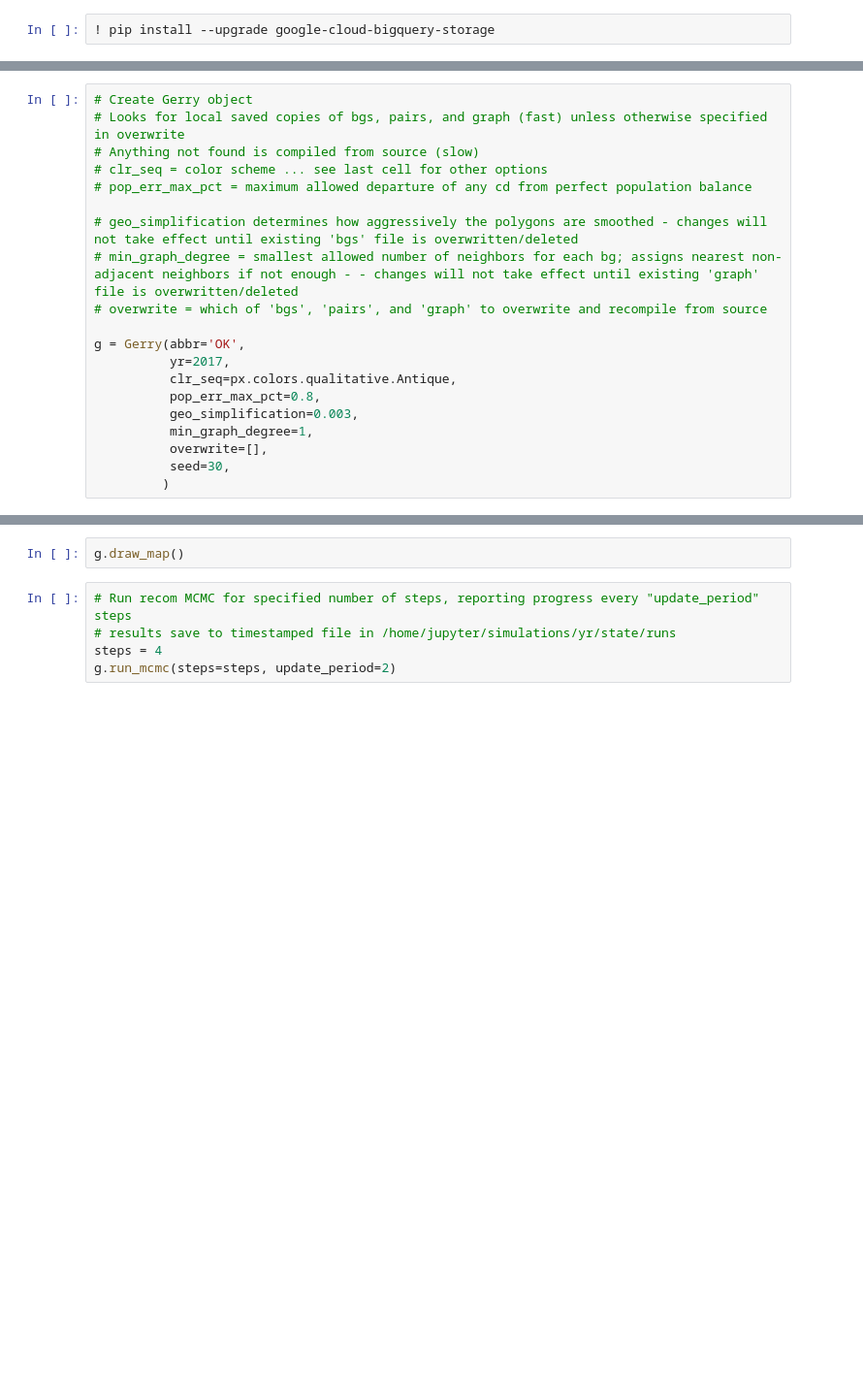
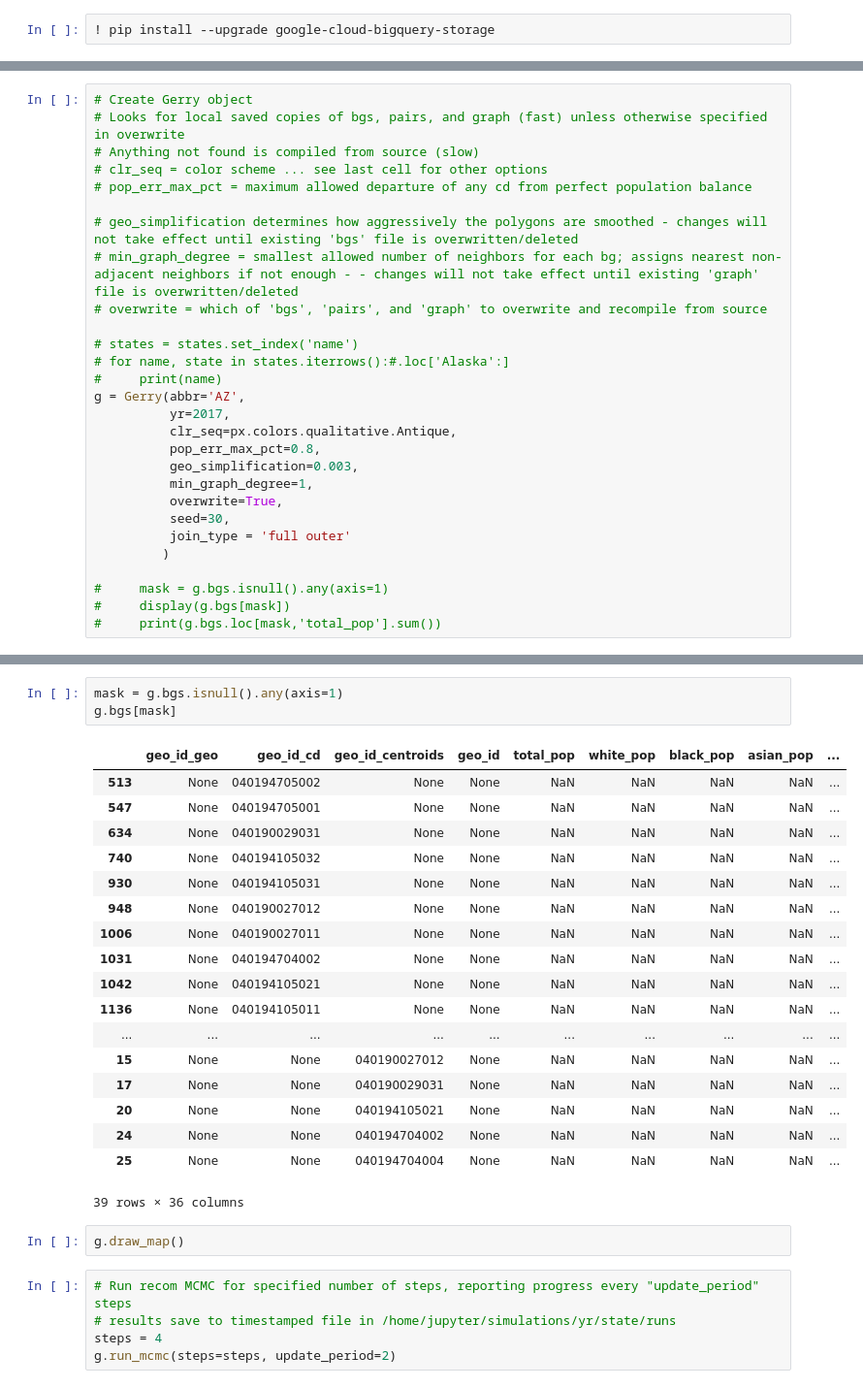
Before and after one commit to Tarleton-Math/MathVGerrmandering_CMAT_2021, a Jupyter notebook: Gerrymandering_v5.ipynb, the cells around one changed output, grey strips where cells are left out. Shown at 97% size. Drawn from its saved outputs; the diff is of its cells as text; blank space fills up the shorter version.

```diff
--- a/Gerrymandering_v5.ipynb
+++ b/Gerrymandering_v5.ipynb
@@ -475,12 +488,20 @@ class Gerry:
 # min_graph_degree = smallest allowed number of neighbors for each bg; assigns nearest non-adjacent neighbors if not enough - - changes will not take effect until existing 'graph' file is overwritten/deleted
 # overwrite = which of 'bgs', 'pairs', and 'graph' to overwrite and recompile from source
 
-g = Gerry(abbr='OK',
+# states = states.set_index('name')
+# for name, state in states.iterrows():#.loc['Alaska':]
+#     print(name)
+g = Gerry(abbr='AZ',
           yr=2017,
           clr_seq=px.colors.qualitative.Antique,
           pop_err_max_pct=0.8,
           geo_simplification=0.003,
           min_graph_degree=1,
-          overwrite=[],
+          overwrite=True,
           seed=30,
+          join_type = 'full outer'
          )
+
+#     mask = g.bgs.isnull().any(axis=1)
+#     display(g.bgs[mask])
+#     print(g.bgs.loc[mask,'total_pop'].sum())
@@ -487,3 +513,25 @@ g = Gerry(abbr='OK',
+# %%
+mask = g.bgs.isnull().any(axis=1)
+g.bgs[mask]
+# %% [output]
+|  | geo_id_geo | geo_id_cd | geo_id_centroids | geo_id | total_pop | white_pop | black_pop | asian_pop | ... |
+| 513 | None | 040194705002 | None | None | NaN | NaN | NaN | NaN | ... |
+| 547 | None | 040194705001 | None | None | NaN | NaN | NaN | NaN | ... |
+| 634 | None | 040190029031 | None | None | NaN | NaN | NaN | NaN | ... |
+| 740 | None | 040194105032 | None | None | NaN | NaN | NaN | NaN | ... |
+| 930 | None | 040194105031 | None | None | NaN | NaN | NaN | NaN | ... |
+| 948 | None | 040190027012 | None | None | NaN | NaN | NaN | NaN | ... |
+| 1006 | None | 040190027011 | None | None | NaN | NaN | NaN | NaN | ... |
+| 1031 | None | 040194704002 | None | None | NaN | NaN | NaN | NaN | ... |
+| 1042 | None | 040194105021 | None | None | NaN | NaN | NaN | NaN | ... |
+| 1136 | None | 040194105011 | None | None | NaN | NaN | NaN | NaN | ... |
+| ... | ... | ... | ... | ... | ... | ... | ... | ... | ... |
+| 15 | None | None | 040190027012 | None | NaN | NaN | NaN | NaN | ... |
+| 17 | None | None | 040190029031 | None | NaN | NaN | NaN | NaN | ... |
+| 20 | None | None | 040194105021 | None | NaN | NaN | NaN | NaN | ... |
+| 24 | None | None | 040194704002 | None | NaN | NaN | NaN | NaN | ... |
+| 25 | None | None | 040194704004 | None | NaN | NaN | NaN | NaN | ... |
+39 rows × 36 columns
 # %%
 g.draw_map()
 # %%
```
Also changed, not shown: parts of 4 cells of this notebook, 1 other file.
